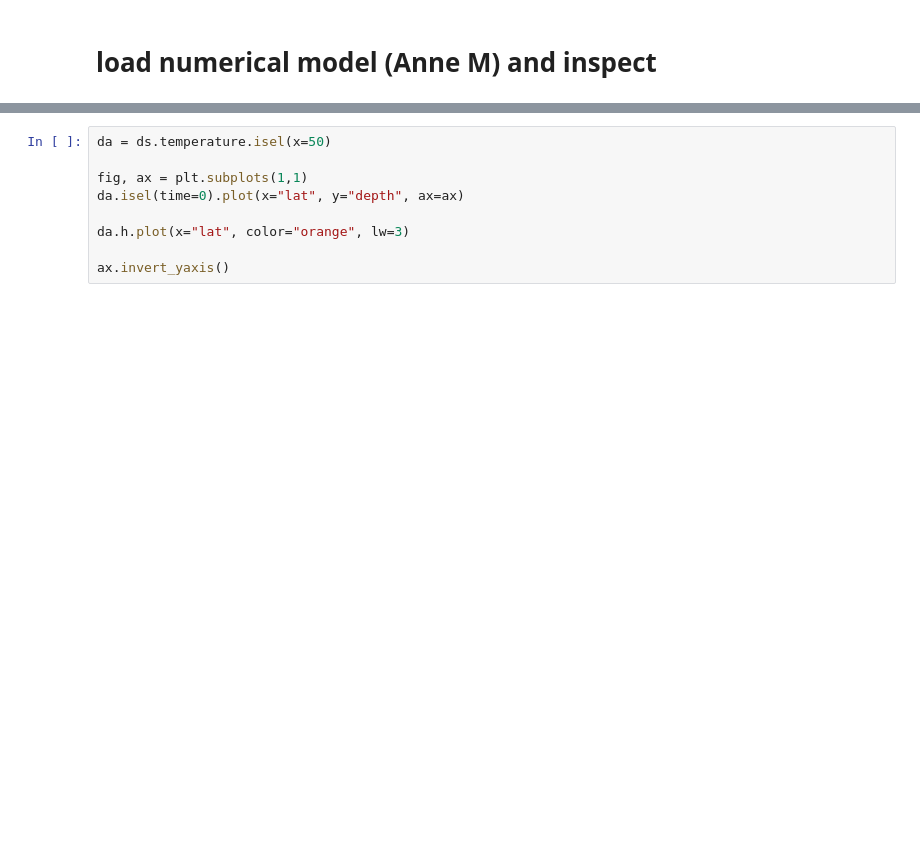
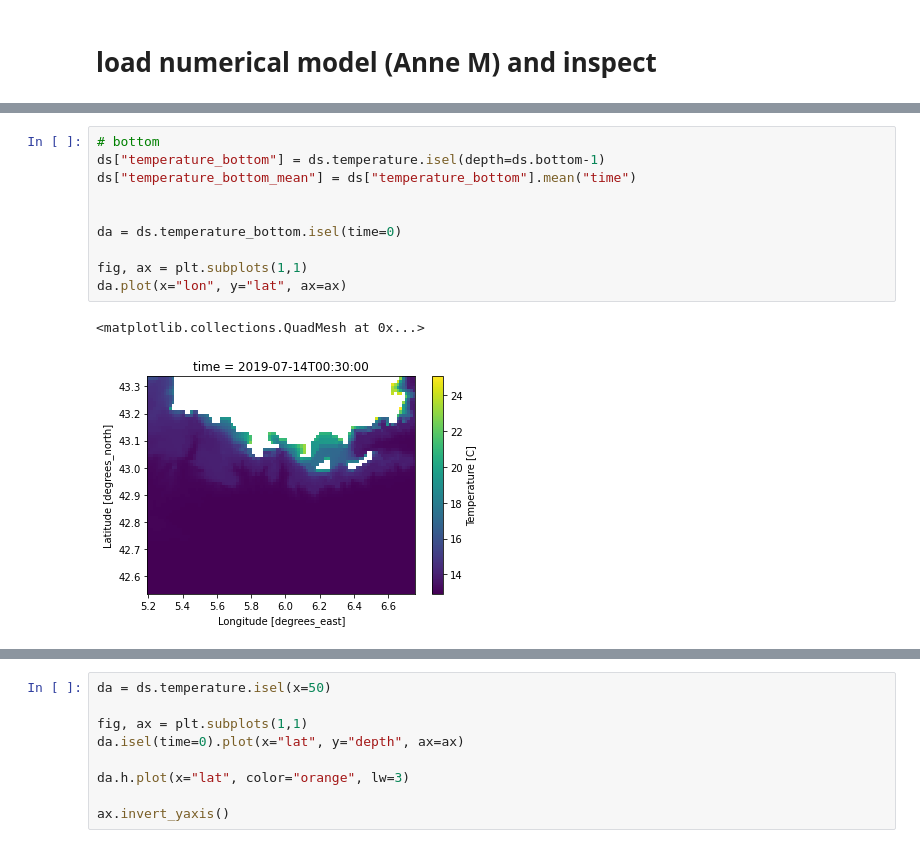
Before and after one commit to apatlpo/das_work, a Jupyter notebook: hydrology/model.ipynb, the cells around one changed output, grey strips where cells are left out. Cells and saved outputs as stored; diff of their text form; blank space fills up the shorter version.

```diff
--- a/hydrology/model.ipynb
+++ b/hydrology/model.ipynb
@@ -82,0 +83,13 @@ Attributes:
+# %%
+# bottom
+ds["temperature_bottom"] = ds.temperature.isel(depth=ds.bottom-1)
+ds["temperature_bottom_mean"] = ds["temperature_bottom"].mean("time")
+
+
+da = ds.temperature_bottom.isel(time=0)
+
+fig, ax = plt.subplots(1,1)
+da.plot(x="lon", y="lat", ax=ax)
+# %% [output]
+<matplotlib.collections.QuadMesh at 0x...>
+[figure, added]
```
Also changed, not shown: parts of 19 cells of this notebook.
